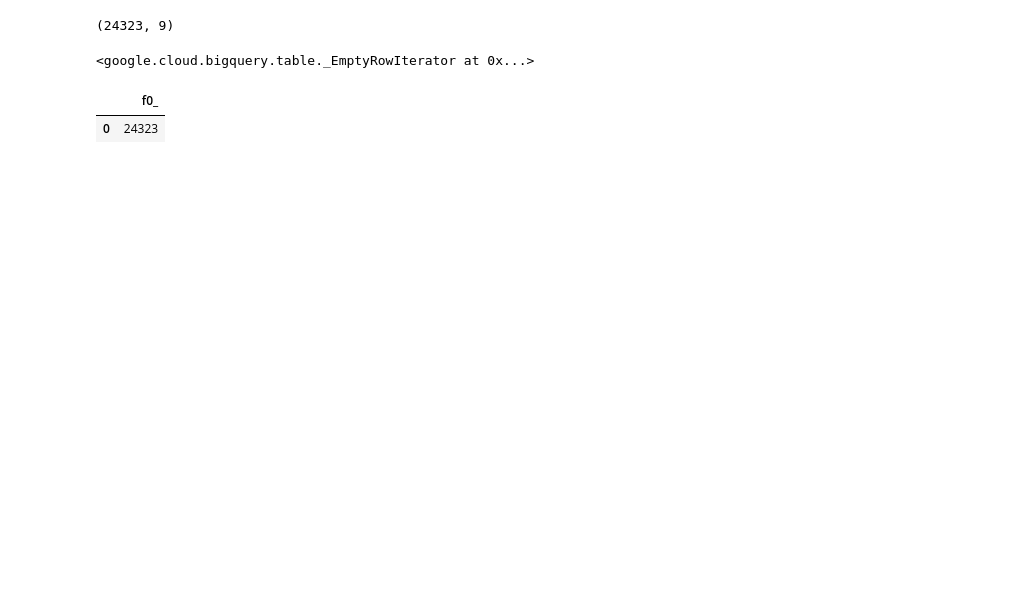
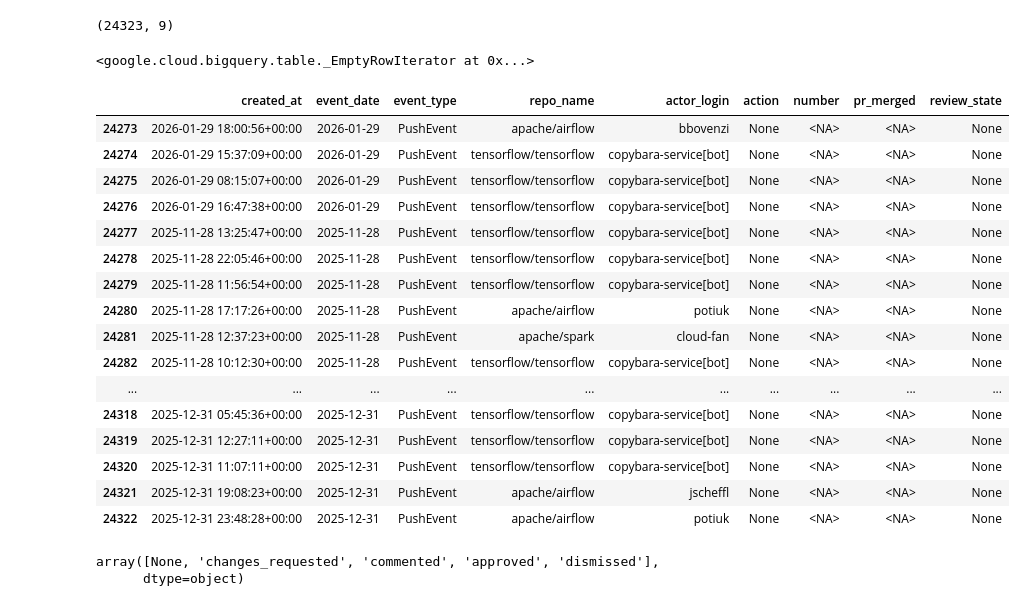
Before and after one commit to LakshmiVadhanie/Developer_Performance_System, a Jupyter notebook: scripts/sample_pull.ipynb, the cells around one changed output. Cells and saved outputs as stored; diff of their text form; code cells hidden in the pictures; blank space fills up the shorter version.

Commit message:
Stabilize config and fix pipeline issues (#1)
Standardized environment variables and synced branch with recent LSTM changes

```diff
--- a/scripts/sample_pull.ipynb
+++ b/scripts/sample_pull.ipynb
@@ -486,8 +488,3 @@ client.query(query6).result()
 client.query(
     "SELECT COUNT(*) FROM `composed-task-345810.devinsight.scoped_events`"
 ).to_dataframe()
-# %%
-a.head()
-# %% [output]
-|  | f0_ |
-| 0 | 24323 |
@@ -493,0 +495,56 @@ a.head()
+# %%
+query7 = f"""
+
+    SELECT
+      created_at,
+      DATE(created_at) AS event_date,
+      type AS event_type,
+      repo.name AS repo_name,
+      actor.login AS actor_login,
+      JSON_VALUE(payload, '$.action') AS action,
+      SAFE_CAST(JSON_VALUE(payload, '$.number') AS INT64) AS number,
+      SAFE_CAST(JSON_VALUE(payload, '$.pull_request.merged') AS BOOL) AS pr_merged,
+      JSON_VALUE(payload, '$.review.state') AS review_state
+    FROM `githubarchive.month.*`
+    WHERE _TABLE_SUFFIX IN ('202511','202512','202601')
+    AND repo.name IN (
+      'apache/spark',
+      'kubernetes/kubernetes',
+      'apache/airflow',
+      'tensorflow/tensorflow',
+      'prometheus/prometheus'
+    )
+    AND (
+      type = 'PushEvent'
+      OR type = 'PullRequestReviewEvent'
+      OR (type = 'PullRequestEvent' AND JSON_VALUE(payload, '$.action') IN ('opened','closed','reopened'))
+      OR (type = 'IssuesEvent' AND JSON_VALUE(payload, '$.action') IN ('opened','closed','reopened'))
+    );
+    """
+# %%
+df7 = client.query(query7).to_dataframe()
+# %%
+df7.tail(50)
+# %% [output]
+|  | created_at | event_date | event_type | repo_name | actor_login | action | number | pr_merged | review_state |
+| 24273 | 2026-01-29 18:00:56+00:00 | 2026-01-29 | PushEvent | apache/airflow | bbovenzi | None | <NA> | <NA> | None |
+| 24274 | 2026-01-29 15:37:09+00:00 | 2026-01-29 | PushEvent | tensorflow/tensorflow | copybara-service[bot] | None | <NA> | <NA> | None |
+| 24275 | 2026-01-29 08:15:07+00:00 | 2026-01-29 | PushEvent | tensorflow/tensorflow | copybara-service[bot] | None | <NA> | <NA> | None |
+| 24276 | 2026-01-29 16:47:38+00:00 | 2026-01-29 | PushEvent | tensorflow/tensorflow | copybara-service[bot] | None | <NA> | <NA> | None |
+| 24277 | 2025-11-28 13:25:47+00:00 | 2025-11-28 | PushEvent | tensorflow/tensorflow | copybara-service[bot] | None | <NA> | <NA> | None |
+| 24278 | 2025-11-28 22:05:46+00:00 | 2025-11-28 | PushEvent | tensorflow/tensorflow | copybara-service[bot] | None | <NA> | <NA> | None |
+| 24279 | 2025-11-28 11:56:54+00:00 | 2025-11-28 | PushEvent | tensorflow/tensorflow | copybara-service[bot] | None | <NA> | <NA> | None |
+| 24280 | 2025-11-28 17:17:26+00:00 | 2025-11-28 | PushEvent | apache/airflow | potiuk | None | <NA> | <NA> | None |
+| 24281 | 2025-11-28 12:37:23+00:00 | 2025-11-28 | PushEvent | apache/spark | cloud-fan | None | <NA> | <NA> | None |
+| 24282 | 2025-11-28 10:12:30+00:00 | 2025-11-28 | PushEvent | tensorflow/tensorflow | copybara-service[bot] | None | <NA> | <NA> | None |
+| ... | ... | ... | ... | ... | ... | ... | ... | ... | ... |
+| 24318 | 2025-12-31 05:45:36+00:00 | 2025-12-31 | PushEvent | tensorflow/tensorflow | copybara-service[bot] | None | <NA> | <NA> | None |
+| 24319 | 2025-12-31 12:27:11+00:00 | 2025-12-31 | PushEvent | tensorflow/tensorflow | copybara-service[bot] | None | <NA> | <NA> | None |
+| 24320 | 2025-12-31 11:07:11+00:00 | 2025-12-31 | PushEvent | tensorflow/tensorflow | copybara-service[bot] | None | <NA> | <NA> | None |
+| 24321 | 2025-12-31 19:08:23+00:00 | 2025-12-31 | PushEvent | apache/airflow | jscheffl | None | <NA> | <NA> | None |
+| 24322 | 2025-12-31 23:48:28+00:00 | 2025-12-31 | PushEvent | apache/airflow | potiuk | None | <NA> | <NA> | None |
+# %%
+df7['review_state'].unique()
+# %% [output]
+array([None, 'changes_requested', 'commented', 'approved', 'dismissed'],
+      dtype=object)
```
Also changed, not shown: parts of 3 cells of this notebook, 4 other files.
